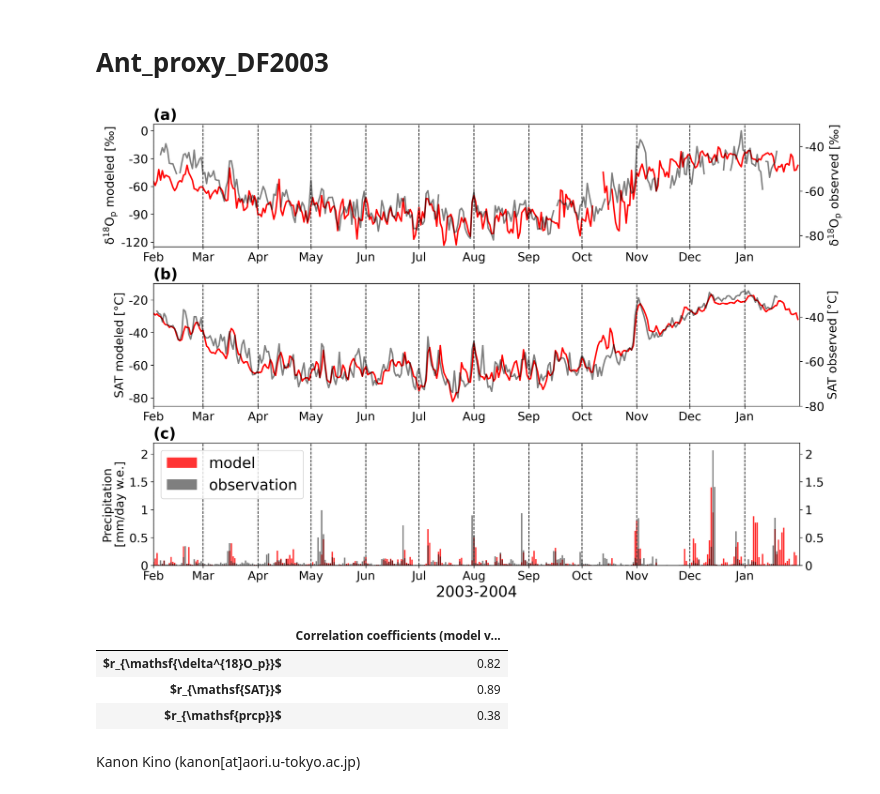
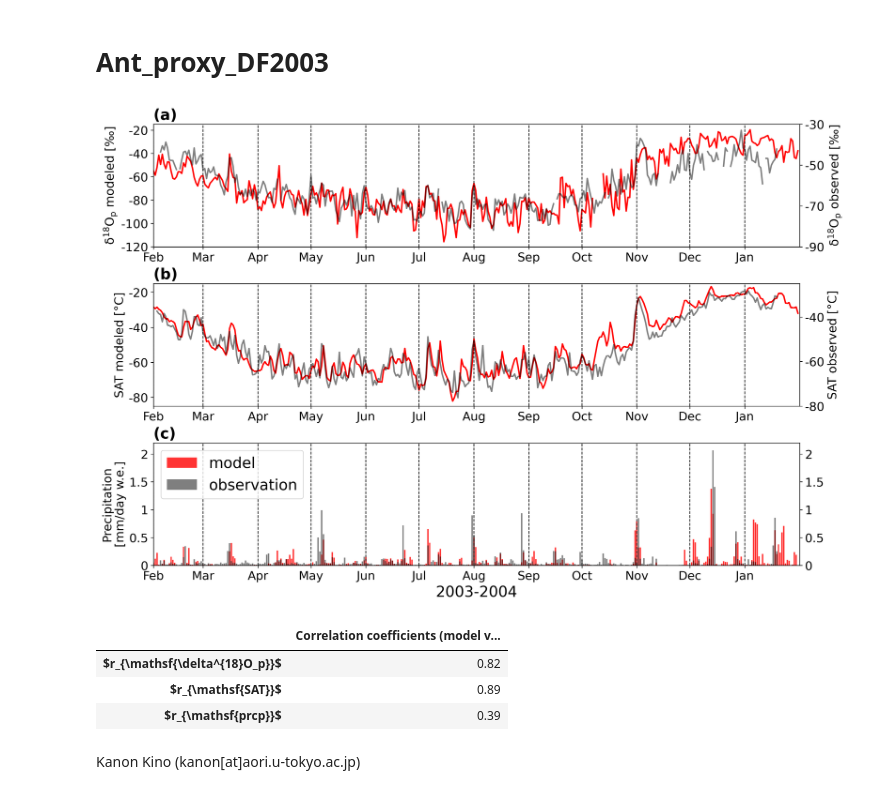
Before and after one commit to kanonundgigue/SAM_DomeFuji, a Jupyter notebook: Ant_proxy_DF2003.ipynb, the cells around one changed output. Drawn from its saved outputs; the diff is of its cells as text; code cells hidden in the pictures.

Commit message:
update figures for revising

```diff
--- a/Ant_proxy_DF2003.ipynb
+++ b/Ant_proxy_DF2003.ipynb
@@ -43,7 +43,7 @@ class Site:
 # %%
 df_lon,df_lat,df_x,df_y = Site().DomeF()
 # %%
-loadfile = "T2.npz"
+loadfile = "cat/1dy/T2.npz"
 dataset  = np.load(loadfile)
 T2       = dataset["T2"]
 lon2     = dataset["lon2"]
@@ -52,11 +52,11 @@ y        = dataset["y"]
 m        = dataset["m"]
 d        = dataset["d"]
 # %%
-loadfile = "prcp.npz"
+loadfile = "cat/1dy/prcp.npz"
 dataset  = np.load(loadfile)
 prcp     = dataset["prcp"]
 # %%
-loadfile  = "prcp_d18O.npz"
+loadfile  = "cat/1dy/prcp_d18O.npz"
 dataset   = np.load(loadfile)
 prcp_d18O = dataset["prcp_d18O"]
 # %%
@@ -127,9 +127,9 @@ ax.plot(daylist, model_prcp_d18O_df, ms=10, color=col_model, linewidth=2, label=
 ax.tick_params(labelsize=24)
 ax.set_ylabel("$\mathsf{\delta^{18}O_p}$ modeled [\u2030]", fontsize=16, color=col_obs)
 ax.set_xlim(0, days)
-ax.set_ylim(-125,7)
-ax.set_yticks([-120,-90,-60,-30,0])
-ax.set_yticklabels([-120,-90,-60,-30,0],fontsize=16)
+ax.set_ylim(-120,-15)
+ax.set_yticks([-120,-100,-80,-60,-40,-20])
+ax.set_yticklabels([-120,-100,-80,-60,-40,-20],fontsize=16)
 ax.set_xticks(xticks)
 ax.set_xticklabels(xlabels,fontsize=16)
 
@@ -139,9 +139,9 @@ ax2.plot(daylist, obs_prcp_d18O_df, ms=10, color=col_obs, linewidth=2, alpha=0.5
 ax2.tick_params(labelsize=24)
 ax2.set_ylabel("$\mathsf{\delta^{18}O_p}$ observed [\u2030]", fontsize=16, color=col_obs)
 ax2.set_xlim(0,days)
-ax2.set_ylim(-85,-30)
-ax2.set_yticks([-80,-60,-40])
-ax2.set_yticklabels([-80,-60,-40],fontsize=16)
+ax2.set_ylim(-90,-30)
+ax2.set_yticks([-90,-70,-50,-30])
+ax2.set_yticklabels([-90,-70,-50,-30],fontsize=16)
 vert_lines(ax,xticks)
 
 
@@ -153,7 +153,7 @@ ax.plot(daylist, model_temp_df, ms=10, color=col_model, linewidth=2, label="mode
 ax.tick_params(labelsize=24)
 ax.set_ylabel("SAT modeled [\u00b0C]", fontsize=16, color=col_obs)
 ax.set_xlim(0,days)
-ax.set_ylim(-85,-10)
+ax.set_ylim(-85,-15)
 ax.set_xticks(xticks)
 ax.set_xticklabels(xlabels,fontsize=16)
 ax.set_yticks([-80,-60,-40,-20])
@@ -179,34 +179,34 @@ ax.tick_params(labelsize=24)
 ax.set_ylabel("Precipitation\n[mm/day w.e.]", fontsize=16, color=col_obs)
 ax.set_xlim(0,days)
 ax.set_ylim(0,2.2)
 ax.set_xticks(xticks)
 ax.set_xticklabels(xlabels,fontsize=16)
 ax.set_yticks([0,0.5,1,1.5,2])
 ax.set_yticklabels([0,0.5,1,1.5,2],fontsize=16)
 
 ## Observation
 ax2=ax.twinx()
 ax2.bar(daylist, obs_prcp_df, color=col_obs, linewidth=2, alpha=0.5, label="observation")
 ax2.tick_params(labelsize=24)
 #ax2.set_ylabel("Precipitation [mm/day w.e.]", fontsize=16, color=col_obs)
 ax2.set_xlim(0,days)
 ax2.set_ylim(0,2.2)
 ax2.set_yticks([0,0.5,1,1.5,2])
 ax2.set_yticklabels([0,0.5,1,1.5,2],fontsize=16)
 vert_lines(ax,xticks)
 
 
 ax.set_xlabel("2003-2004", loc="center",fontsize=20)
 h1, l1 = ax.get_legend_handles_labels()
 h2, l2 = ax2.get_legend_handles_labels()
 plt.legend(h1+h2, l1+l2, loc='upper left',fontsize=20)
 
 
 plt.subplots_adjust(top=0.92,bottom=0.1,left=0.1,right=0.9,hspace=0.3,wspace=0.05)
 plt.show()
 fig.savefig("Ant_proxy_DF2003.png")
 # %% [output]
-[figure, old version]
+[figure, new version]
 # %%
 def corr(a1,a2):
     aa1=a1[~(np.isnan(a1)+np.isnan(a2))]
@@ -228,6 +228,6 @@ df
 |  | Correlation coefficients (model v... |
 | $r_{\mathsf{\delta^{18}O_p}}$ | 0.82 |
 | $r_{\mathsf{SAT}}$ | 0.89 |
-| $r_{\mathsf{prcp}}$ | 0.38 |
+| $r_{\mathsf{prcp}}$ | 0.39 |
 # %% [markdown]
 Kanon Kino (kanon[at]aori.u-tokyo.ac.jp)
```
Also changed, not shown: 28 other files.
